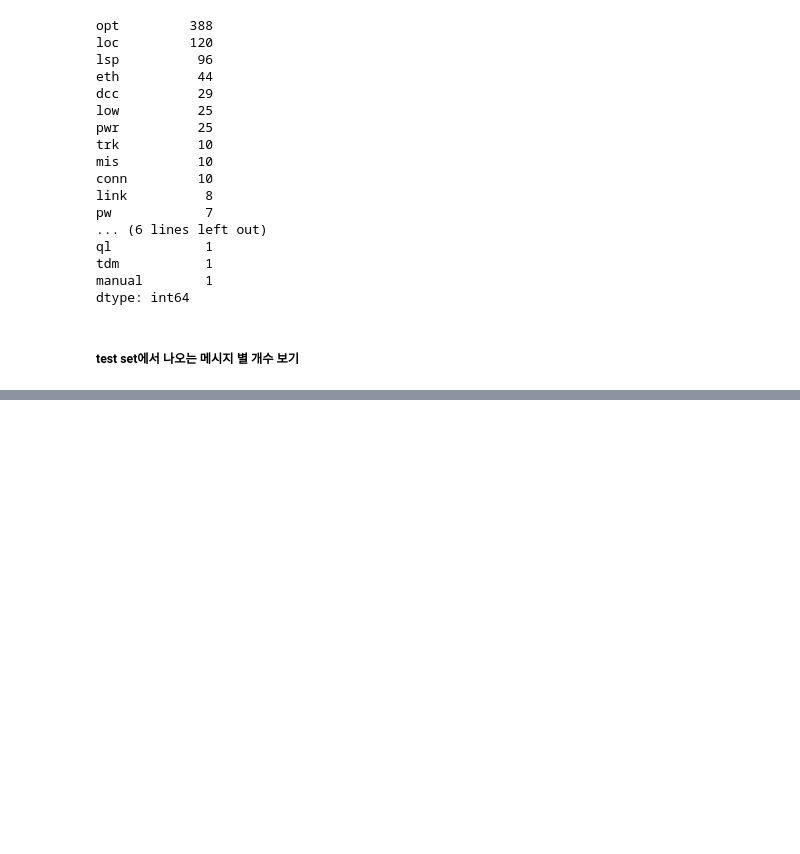
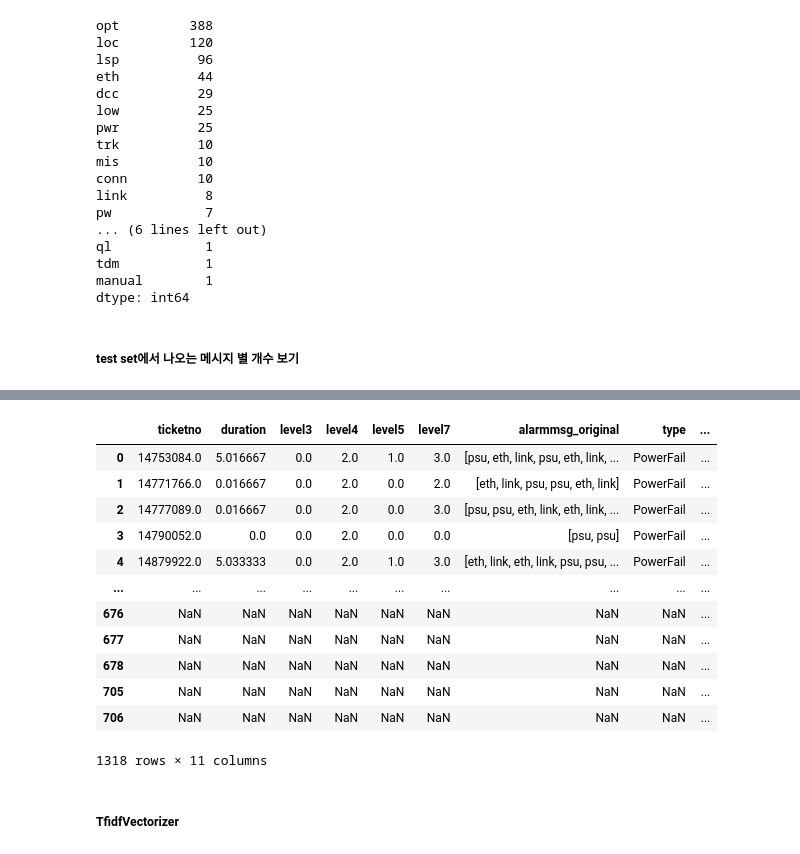
Before and after one commit to Hj9933/KT_ETRI, a Jupyter notebook: 분야2_전처리copy.ipynb, the cells around one changed output, grey strips where cells are left out. Cells and saved outputs as stored; diff of their text form; code cells hidden in the pictures; blank space fills up the shorter version.

```diff
--- a/분야2_전처리copy.ipynb
+++ b/분야2_전처리copy.ipynb
@@ -540,20 +531,3 @@ print(df)
 7706  connectivity              link
 
 [7707 rows x 2 columns]
-# %%
-
-# 테스트 데이터에 대한 유사도 계산 및 분류
-results = []
-for test_word in msg_test:
-    result = {"test_word": test_word}
-    for type_, model in models.items():
-        similar_words = model.wv.most_similar(test_word, topn=3)
-        similar_words_list = [word for word, _ in similar_words]
-        result[type_] = similar_words_list
-    results.append(result)
-
-# 결과를 DataFrame으로 정리
-df = pd.DataFrame(results)
-
-# 결과 출력
-print(df)
@@ -582,0 +557,5 @@ test
+# %%
+train = []
+for i in range(len(data_train)):
+    train.append(data_train['alarmmsg_original'].iloc[i])
+train
@@ -583,7 +580,7 @@ test
 # %%
 # 행 별로 각 타입의 유사도 계산
 results = []
-for row in test:
+for row in train:
     result = {}
     for test_word in row:
         result[test_word] = {}
@@ -612,0 +610,15 @@ df
+# %%
+import numpy as np
+
+for i in range(df.shape[0]):
+    p = []
+    u = []
+    l = []
+    for j in range(df.shape[1]):
+        if isinstance(df.iloc[i, j], dict):  # Check if the value is a dictionary
+            p.append(df.iloc[i, j]['power'])
+            u.append(df.iloc[i, j]['unit'])
+            l.append(df.iloc[i, j]['link'])
+    df.at[i, 'avg_power_similarity'] = np.mean(p) if p else np.nan
+    df.at[i, 'avg_unit_similarity'] = np.mean(u) if u else np.nan
+    df.at[i, 'avg_link_similarity'] = np.mean(l) if l else np.nan
@@ -612,0 +641,18 @@ df
+# %%
+pd.concat([data_train, df[['avg_power_similarity', 'avg_unit_similarity', 'avg_link_similarity']]], axis = 1)
+# %% [output]
+|  | ticketno | duration | level3 | level4 | level5 | level7 | alarmmsg_original | type | ... |
+| 0 | 14753084.0 | 5.016667 | 0.0 | 2.0 | 1.0 | 3.0 | [psu, eth, link, psu, eth, link, ... | PowerFail | ... |
+| 1 | 14771766.0 | 0.016667 | 0.0 | 2.0 | 0.0 | 2.0 | [eth, link, psu, psu, eth, link] | PowerFail | ... |
+| 2 | 14777089.0 | 0.016667 | 0.0 | 2.0 | 0.0 | 3.0 | [psu, psu, eth, link, eth, link, ... | PowerFail | ... |
+| 3 | 14790052.0 | 0.0 | 0.0 | 2.0 | 0.0 | 0.0 | [psu, psu] | PowerFail | ... |
+| 4 | 14879922.0 | 5.033333 | 0.0 | 2.0 | 1.0 | 3.0 | [eth, link, eth, link, psu, psu, ... | PowerFail | ... |
+| ... | ... | ... | ... | ... | ... | ... | ... | ... | ... |
+| 676 | NaN | NaN | NaN | NaN | NaN | NaN | NaN | NaN | ... |
+| 677 | NaN | NaN | NaN | NaN | NaN | NaN | NaN | NaN | ... |
+| 678 | NaN | NaN | NaN | NaN | NaN | NaN | NaN | NaN | ... |
+| 705 | NaN | NaN | NaN | NaN | NaN | NaN | NaN | NaN | ... |
+| 706 | NaN | NaN | NaN | NaN | NaN | NaN | NaN | NaN | ... |
+1318 rows × 11 columns
+# %% [markdown]
+##### TfidfVectorizer
```
Also changed, not shown: parts of 22 cells of this notebook, 1 other file.
